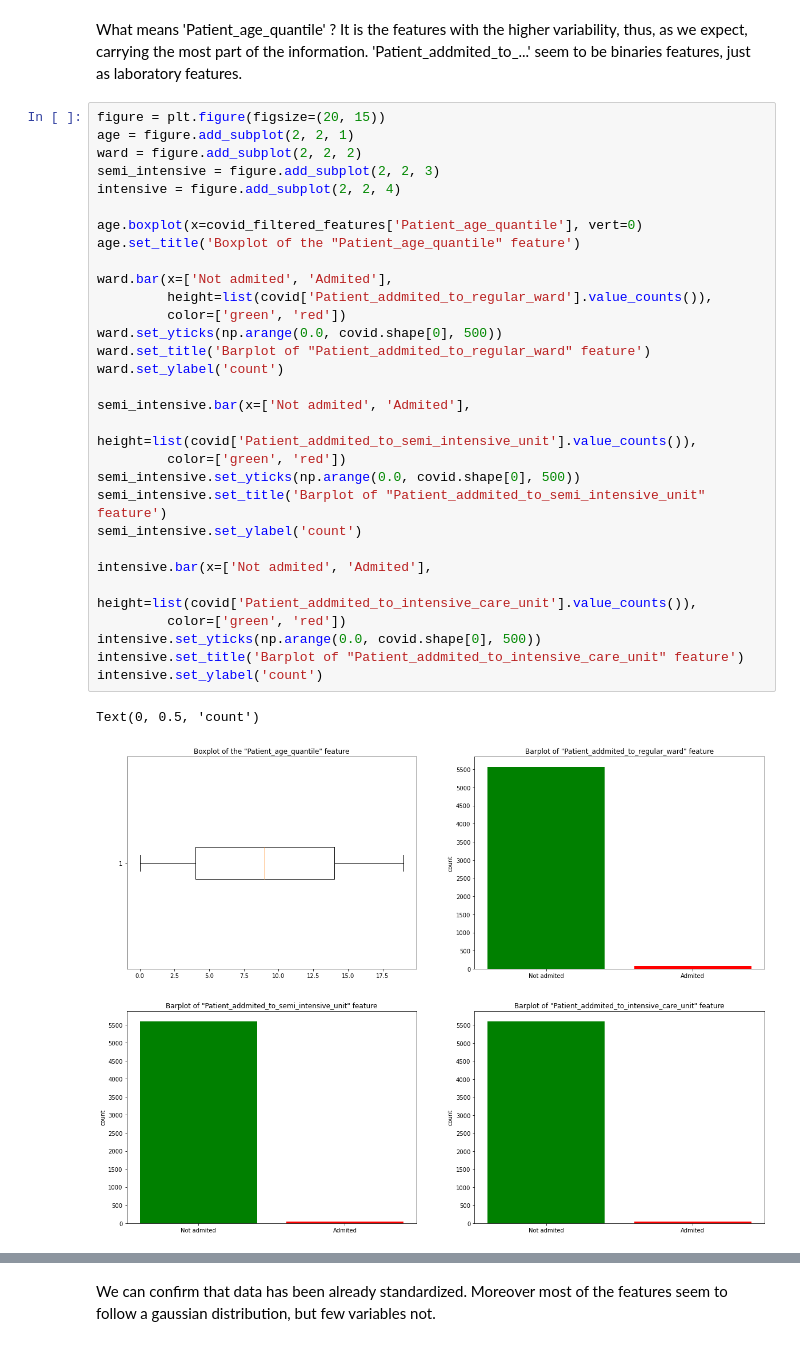
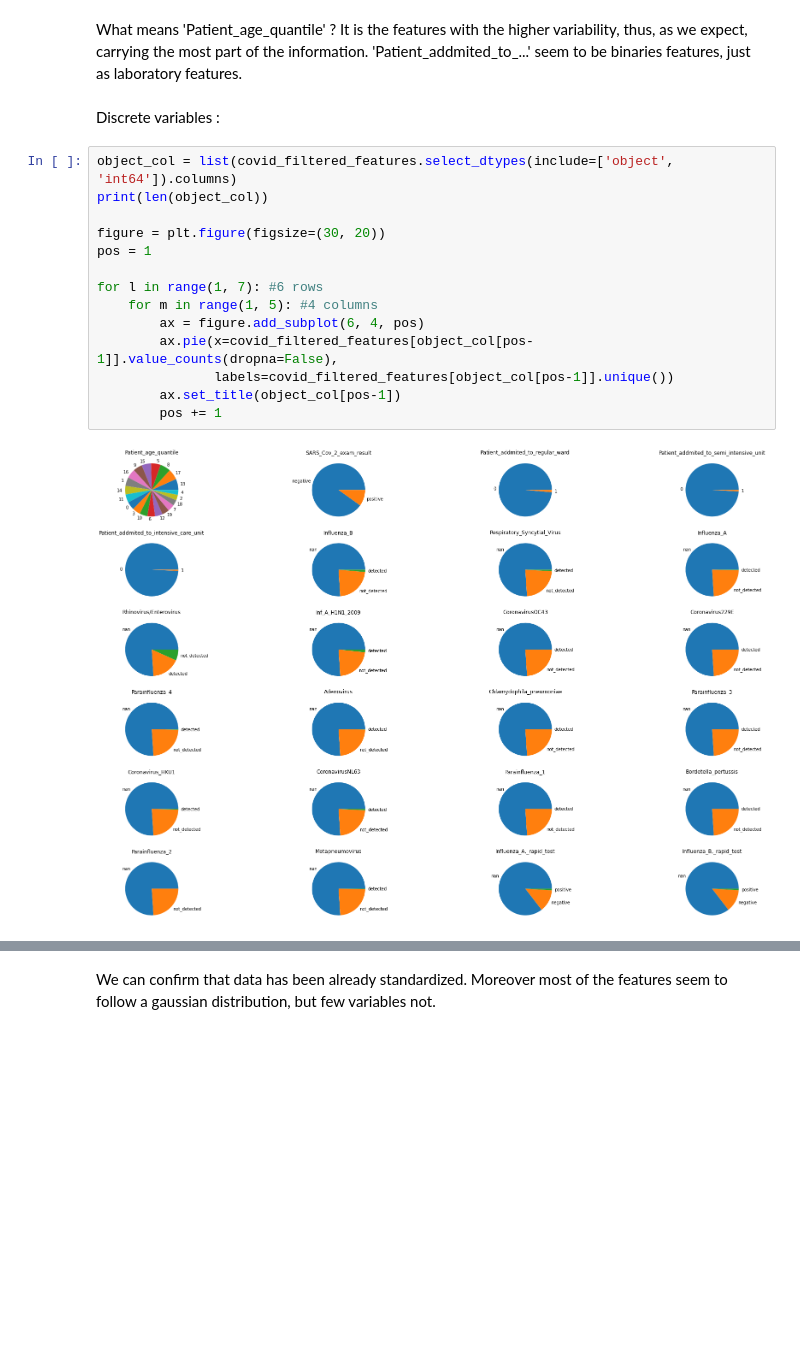
Before and after one commit to AnthonyJaquaniello/Machine_Learning, a Jupyter notebook: src/Covid.ipynb, the cells around one changed output, grey strips where cells are left out. Saved outputs shown, nothing was run; the diff lists cells and outputs as text; blank space fills up the shorter version.

```diff
--- a/src/Covid.ipynb
+++ b/src/Covid.ipynb
@@ -234,37 +234,22 @@ covid_filtered_features.describe()
 # %% [markdown]
 What means 'Patient_age_quantile' ? It is the features with the higher variability, thus, as we expect, carrying the most part of the information.</br>
 'Patient_addmited_to_...' seem to be binaries features, just as laboratory features.
-# %%
-figure = plt.figure(figsize=(20, 15))
-age = figure.add_subplot(2, 2, 1)
-ward = figure.add_subplot(2, 2, 2)
-semi_intensive = figure.add_subplot(2, 2, 3)
-intensive = figure.add_subplot(2, 2, 4)
-
-age.boxplot(x=covid_filtered_features['Patient_age_quantile'], vert=0)
-age.set_title('Boxplot of the "Patient_age_quantile" feature')
-
-ward.bar(x=['Not admited', 'Admited'],
-         height=list(covid['Patient_addmited_to_regular_ward'].value_counts()),
-         color=['green', 'red'])
-ward.set_yticks(np.arange(0.0, covid.shape[0], 500))
-ward.set_title('Barplot of "Patient_addmited_to_regular_ward" feature')
-ward.set_ylabel('count')
-
-semi_intensive.bar(x=['Not admited', 'Admited'],
-         height=list(covid['Patient_addmited_to_semi_intensive_unit'].value_counts()),
-         color=['green', 'red'])
-semi_intensive.set_yticks(np.arange(0.0, covid.shape[0], 500))
-semi_intensive.set_title('Barplot of "Patient_addmited_to_semi_intensive_unit" feature')
-semi_intensive.set_ylabel('count')
-
-intensive.bar(x=['Not admited', 'Admited'],
-         height=list(covid['Patient_addmited_to_intensive_care_unit'].value_counts()),
-         color=['green', 'red'])
-intensive.set_yticks(np.arange(0.0, covid.shape[0], 500))
-intensive.set_title('Barplot of "Patient_addmited_to_intensive_care_unit" feature')
-intensive.set_ylabel('count')
-# %% [output]
-Text(0, 0.5, 'count')
-[figure, removed]
+# %% [markdown]
+Discrete variables :
+# %%
+object_col = list(covid_filtered_features.select_dtypes(include=['object', 'int64']).columns)
+print(len(object_col))
+
+figure = plt.figure(figsize=(30, 20))
+pos = 1
+
+for l in range(1, 7): #6 rows
+    for m in range(1, 5): #4 columns
+        ax = figure.add_subplot(6, 4, pos)
+        ax.pie(x=covid_filtered_features[object_col[pos-1]].value_counts(dropna=False),
+               labels=covid_filtered_features[object_col[pos-1]].unique())
+        ax.set_title(object_col[pos-1])
+        pos += 1
+# %% [output]
+[figure, added]
 # %% [markdown]
```
Also changed, not shown: parts of 19 cells of this notebook.
